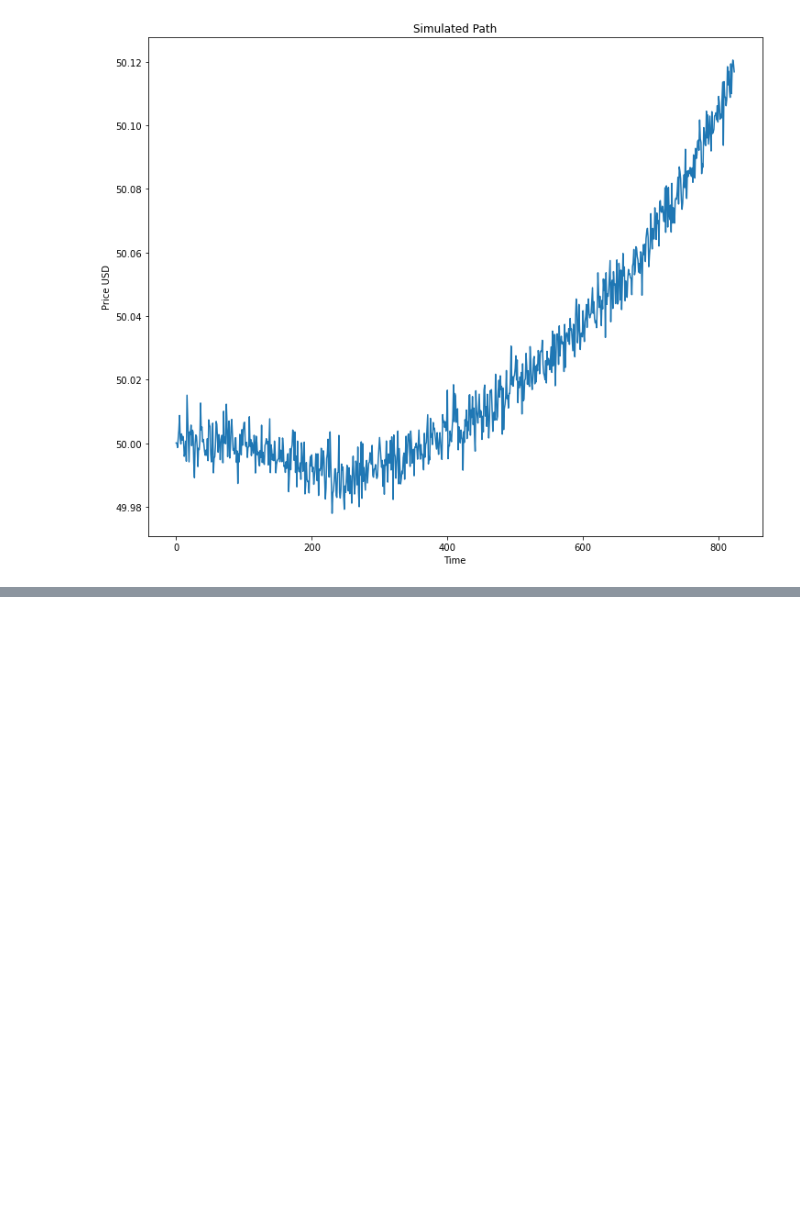
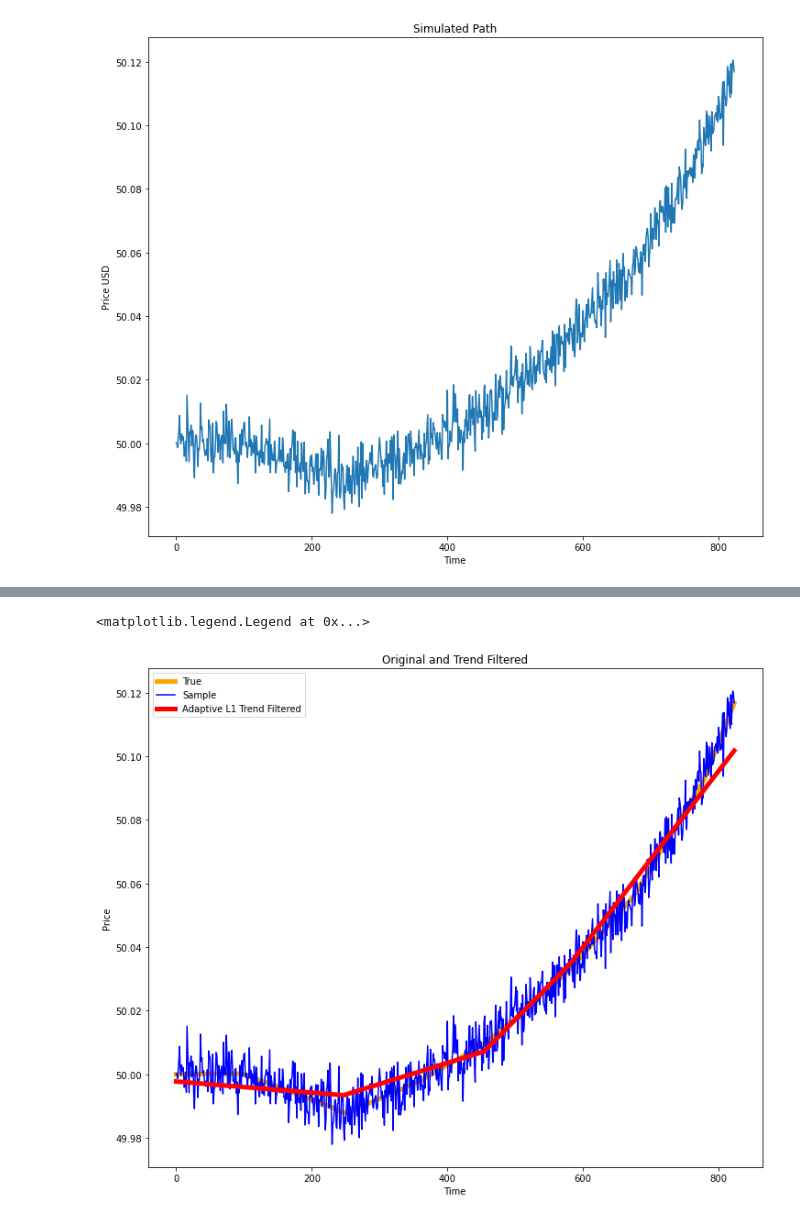
Before and after one commit to jasonbohne123/Adaptive_Signal_Estimation, a Jupyter notebook: Lasso_CPD/Conditional_TF-Sim2.ipynb, the cells around one changed output, grey strips where cells are left out. Saved outputs shown, nothing was run; the diff lists cells and outputs as text; code cells hidden in the pictures; blank space fills up the shorter version.

```diff
--- a/Lasso_CPD/Conditional_TF-Sim2.ipynb
+++ b/Lasso_CPD/Conditional_TF-Sim2.ipynb
@@ -390,0 +420,2 @@ plt.legend()
+# %%
+trend_filter_series_time_adaptive,status,gap=adaptive_tf(x_i_time.reshape(-1,1),t=volume_index,lambda_p=scale_factor*1/robust_smooth_volume[1:-1])
@@ -390,0 +428,12 @@ plt.legend()
+# %%
+fig,ax=plt.subplots(figsize=(12,10))
+plt.plot(time_spaced_series,label='True', lw=5,color='orange')
+plt.plot(x_i_time,label='Sample',color='blue')
+plt.plot(trend_filter_series_time_adaptive,label='Adaptive L1 Trend Filtered',lw=5,color='red')
+plt.title("Original and Trend Filtered")
+plt.xlabel("Time")
+plt.ylabel('Price')
+plt.legend()
+# %% [output]
+<matplotlib.legend.Legend at 0x...>
+[figure, added]
```
Also changed, not shown: parts of 14 cells of this notebook, 1 other file.
